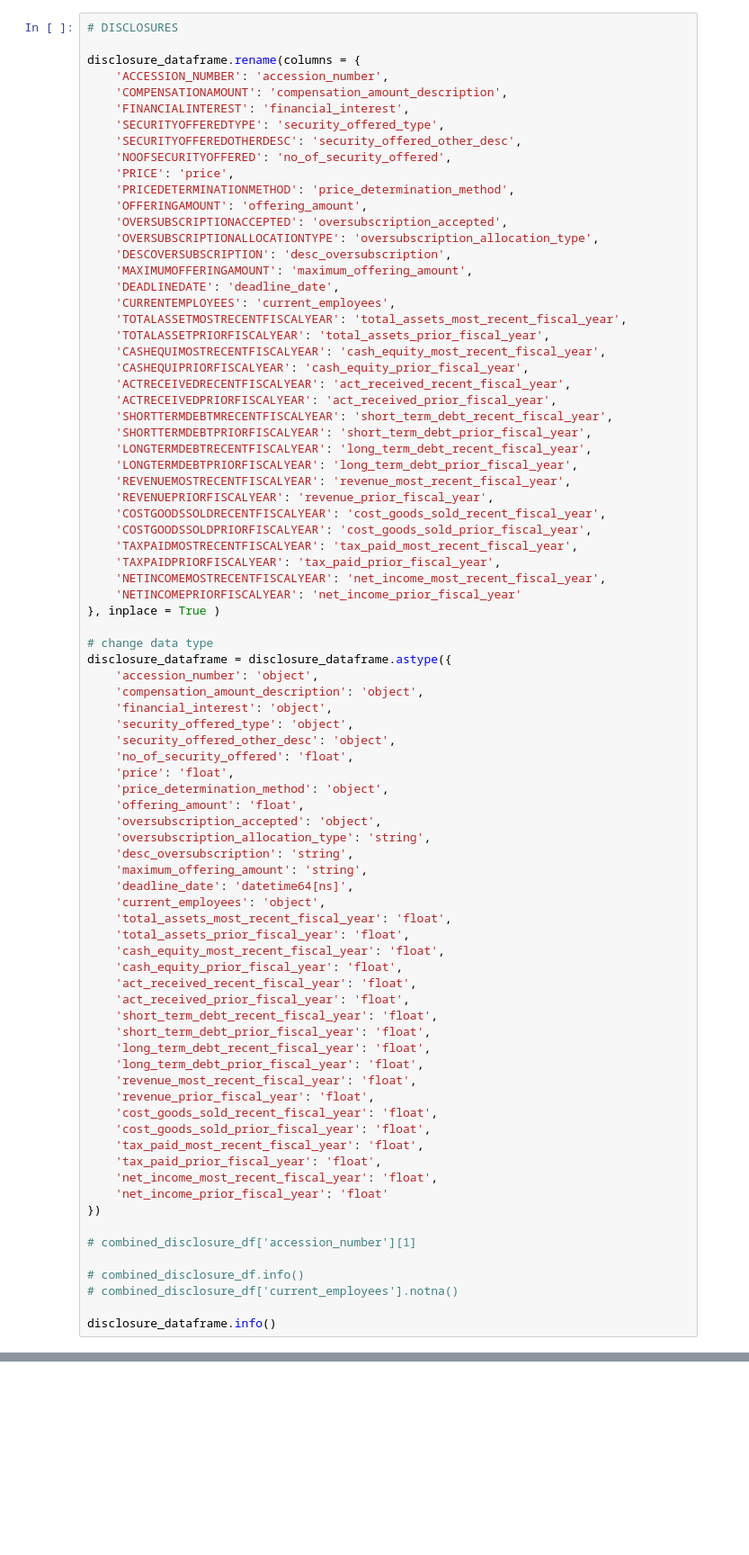
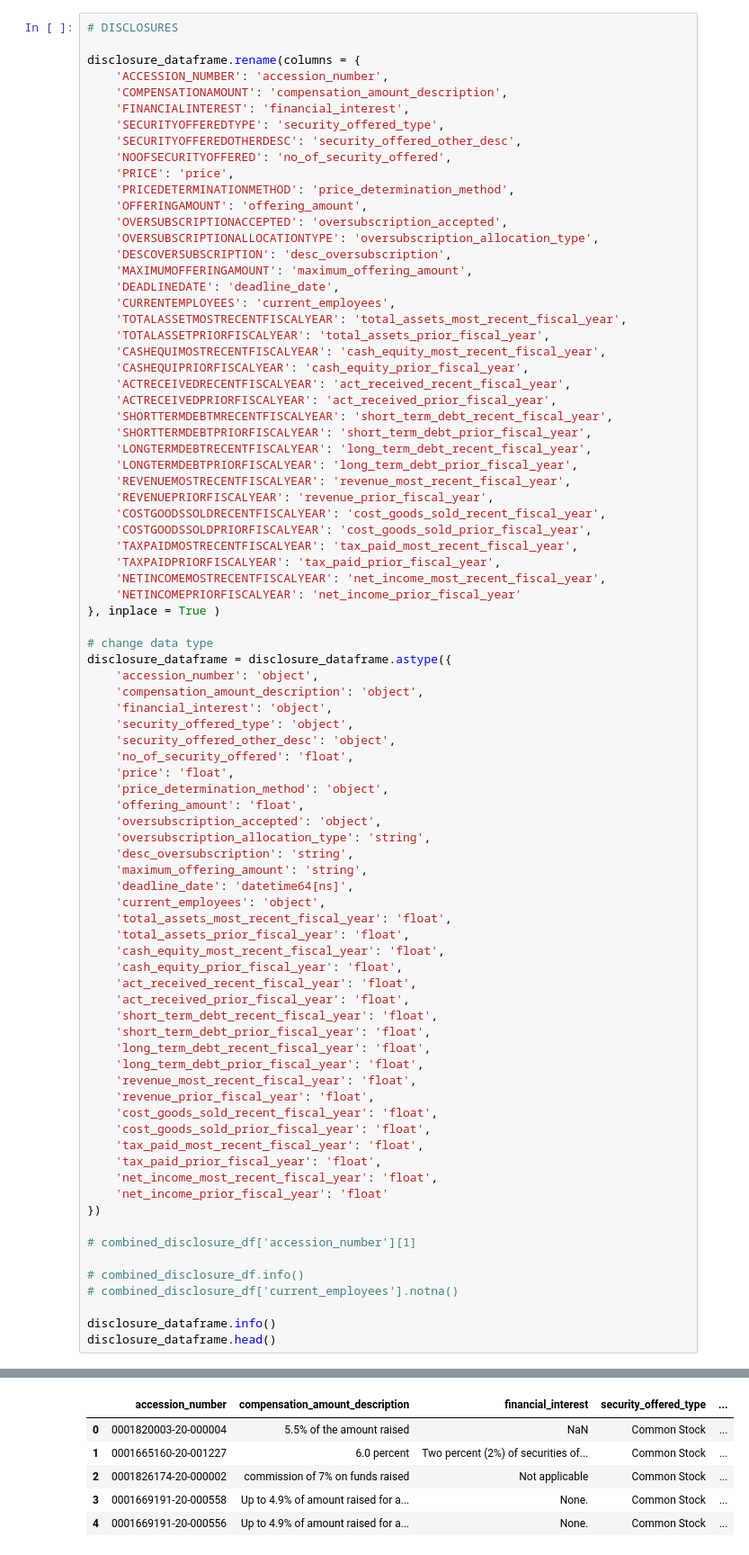
Before and after one commit to derek-nguyen/graphy_financials, a Jupyter notebook: app/services/etl.ipynb, the cells around one changed output, grey strips where cells are left out. Shown: that part at 90% size. Drawn from its saved outputs; the diff is of its cells as text; blank space fills up the shorter version.

```diff
--- a/app/services/etl.ipynb
+++ b/app/services/etl.ipynb
@@ -136,30 +148,37 @@ disclosure_dataframe = disclosure_dataframe.astype({
     'tax_paid_most_recent_fiscal_year': 'float',
     'tax_paid_prior_fiscal_year': 'float',
     'net_income_most_recent_fiscal_year': 'float',
     'net_income_prior_fiscal_year': 'float'
 })
 
 # combined_disclosure_df['accession_number'][1]
 
 # combined_disclosure_df.info()
 # combined_disclosure_df['current_employees'].notna()
 
 disclosure_dataframe.info()
+disclosure_dataframe.head()
 # %% [output]
 <class 'pandas.core.frame.DataFrame'>
 RangeIndex: 23474 entries, 0 to 23473
 Data columns (total 33 columns):
  #   Column                                Non-Null Count  Dtype
 ---  ------                                --------------  -----
  0   accession_number                      23474 non-null  object
  1   compensation_amount_description       18670 non-null  object
  2   financial_interest                    13979 non-null  object
  3   security_offered_type                 18672 non-null  object
  4   security_offered_other_desc           8181 non-null   object
  5   no_of_security_offered                15020 non-null  float64
  6   price                                 17692 non-null  float64
 ... (24 lines left out)
  31  net_income_most_recent_fiscal_year    21948 non-null  float64
  32  net_income_prior_fiscal_year          21948 non-null  float64
 dtypes: datetime64[ns](1), float64(21), object(8), string(3)
 memory usage: 5.9+ MB
+|  | accession_number | compensation_amount_description | financial_interest | security_offered_type | ... |
+| 0 | 0001820003-20-000004 | 5.5% of the amount raised | NaN | Common Stock | ... |
+| 1 | 0001665160-20-001227 | 6.0 percent | Two percent (2%) of securities of... | Common Stock | ... |
+| 2 | 0001826174-20-000002 | commission of 7% on funds raised | Not applicable | Common Stock | ... |
+| 3 | 0001669191-20-000558 | Up to 4.9% of amount raised for a... | None. | Common Stock | ... |
+| 4 | 0001669191-20-000556 | Up to 4.9% of amount raised for a... | None. | Common Stock | ... |
```
Also changed, not shown: parts of 6 cells of this notebook, 4 other files.
